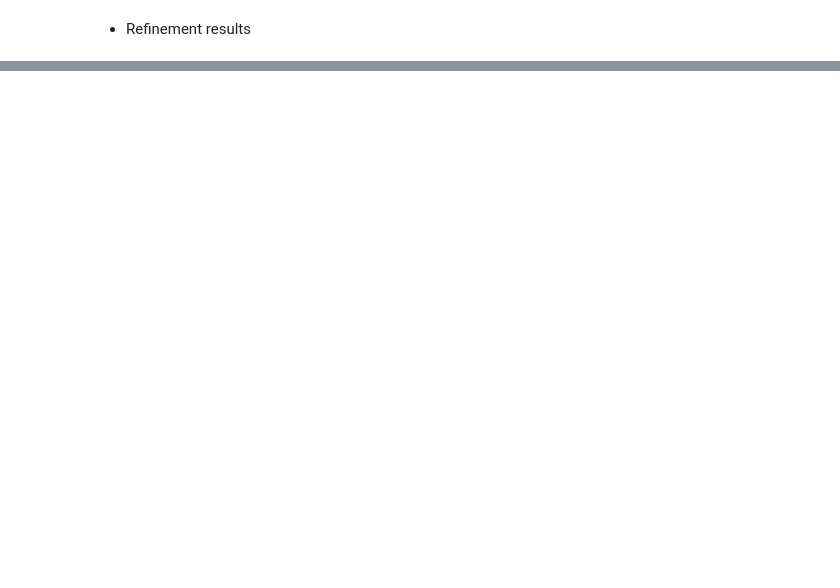
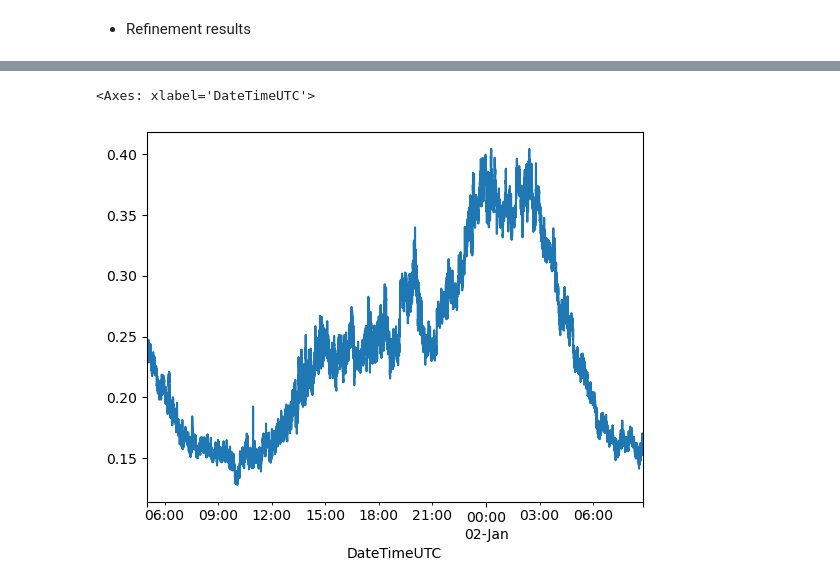
Before and after one commit to WillWang1113/Moving-Average-Diffusion, a Jupyter notebook: notebooks/benchdata_preprocess.ipynb, the cells around one changed output, grey strips where cells are left out. Cells and saved outputs as stored; diff of their text form; code cells hidden in the pictures; blank space fills up the shorter version.

```diff
--- a/notebooks/benchdata_preprocess.ipynb
+++ b/notebooks/benchdata_preprocess.ipynb
@@ -578,0 +297,9 @@ ax.plot([2,4,6,8,16],df[['lps_lt']].values.reshape(-1, 5).T)
+# %%
+select_c = []
+for c in df.columns.tolist():
+    if (not c.__contains__('kWh')) and (not c.__contains__('kVAR')):
+        select_c.append(c)
+print(select_c)
+# select_c = ['DateTimeUTC'] + select_c
+df = df[select_c]
+df
@@ -578,0 +321,3 @@ ax.plot([2,4,6,8,16],df[['lps_lt']].values.reshape(-1, 5).T)
+# %%
+df['DateTimeUTC'] = pd.to_datetime(df['DateTimeUTC'])
+df = df.set_index('DateTimeUTC')
@@ -578,0 +332,11 @@ ax.plot([2,4,6,8,16],df[['lps_lt']].values.reshape(-1, 5).T)
+# %%
+import numpy as np
+subset = np.random.permutation(26) + 1
+subset = subset.astype(int).tolist()
+first_set = [f'AG{str(i).zfill(2)}_kW' for i in subset[:13]]
+second_set = [f'AG{str(i).zfill(2)}_kW' for i in subset[13:]]
+df_ind = df.iloc[:,1:]
+df_ind[first_set].mean(axis=1)[:10000].plot()
+# %% [output]
+<Axes: xlabel='DateTimeUTC'>
+[figure, added]
```
Also changed, not shown: parts of 33 cells of this notebook, 32 other files.
